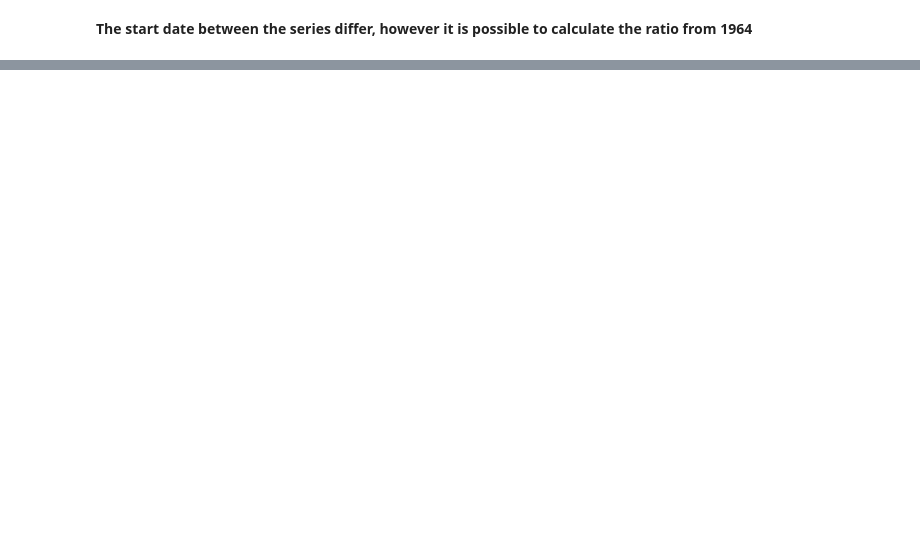
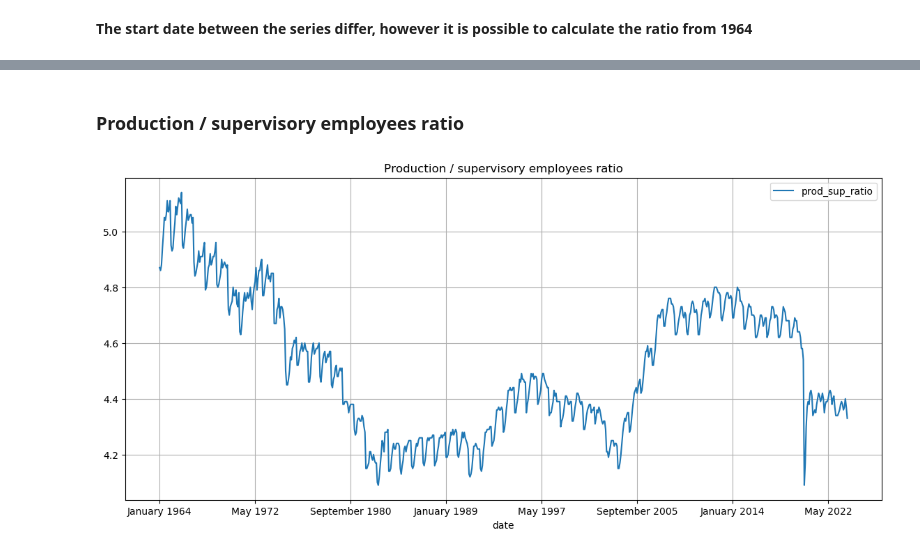
Before and after one commit to rpoandres/NG_DA_Challenge, a Jupyter notebook: Main.ipynb, the cells around one changed output, grey strips where cells are left out. Saved outputs shown, nothing was run; the diff lists cells and outputs as text; code cells hidden in the pictures; blank space fills up the shorter version.

```diff
--- a/Main.ipynb
+++ b/Main.ipynb
@@ -422,0 +641,11 @@ __Review date results__
+# %% [markdown]
+### Production / supervisory employees ratio
+# %%
+df_pro_sup_merge.plot(x='date', y='prod_sup_ratio', kind='line', figsize=(14, 6))
+#plt.xlabel('X-axis label')
+#plt.ylabel('Y-axis label')
+plt.title('Production / supervisory employees ratio')
+plt.grid(True)
+plt.show()
+# %% [output]
+[figure, added]
```
Also changed, not shown: parts of 37 cells of this notebook.
